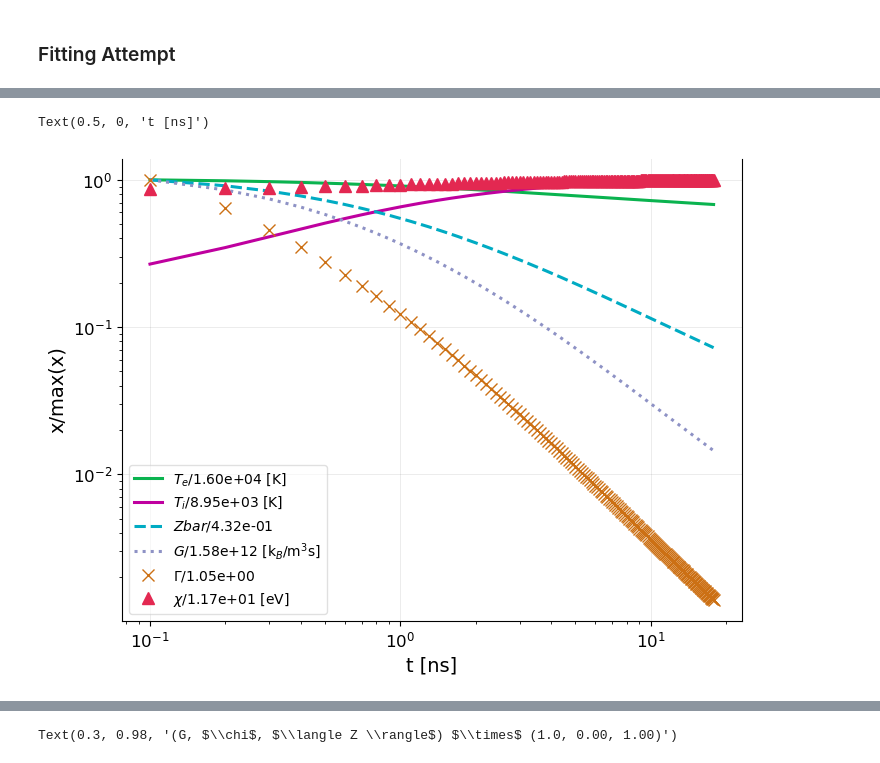
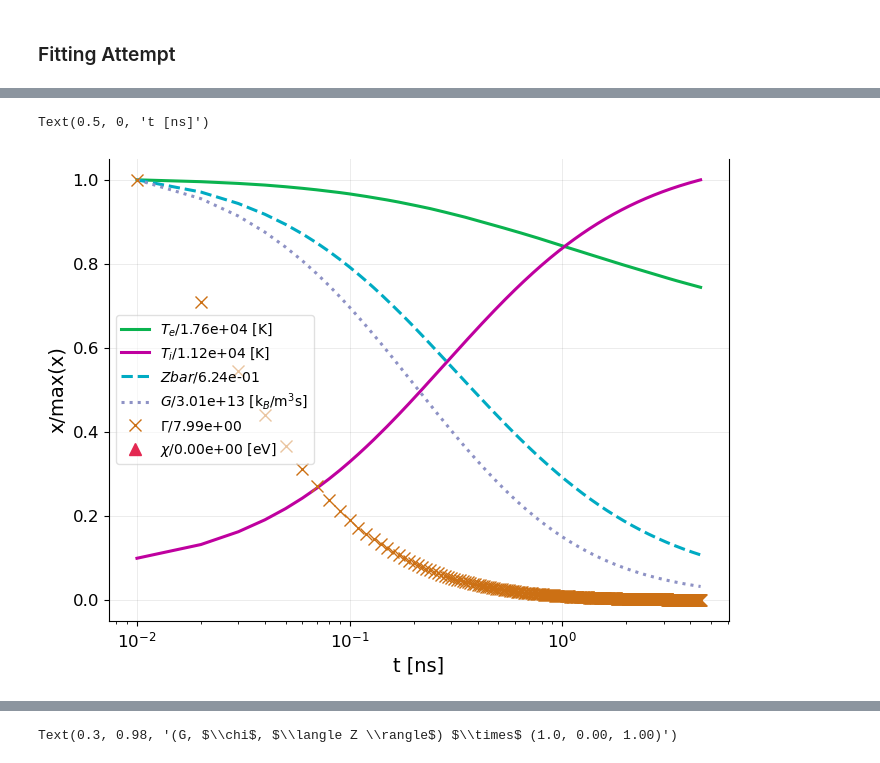
Before and after one commit to MurilloGroupMSU/Two-Temperature-Model, a Jupyter notebook: jupyter/Local_model_solver/Local_Model_ODE.ipynb, the cells around one changed output, grey strips where cells are left out. Cells and saved outputs as stored; diff of their text form; code cells hidden in the pictures.

```diff
--- a/jupyter/Local_model_solver/Local_Model_ODE.ipynb
+++ b/jupyter/Local_model_solver/Local_Model_ODE.ipynb
@@ -123,13 +143,14 @@ def make_ionization_function(Z, n_i, Zbar_rescale = 1, χ_rescale = 1):
     n_invm3_mesh = np.array(saved_data['n[1/cc]']).reshape(N_n, N_T)*1e6
     T_K_mesh     = np.array(saved_data['T[K]']).reshape(N_n, N_T)
     Zbar_mesh    = np.array(saved_data['Zbar']).reshape(N_n, N_T)
-    Δχ_J_mesh    = np.array(saved_data['χ0[eV]']).reshape(N_n, N_T)*eV_to_J
+    χ_J_mesh    = np.array(saved_data['χ_1[eV]']).reshape(N_n, N_T)*eV_to_J
+    Δχ_J_mesh    = χ0_J - χ_J_mesh
 
     zbar_interp = RegularGridInterpolator((n_invm3_mesh[:,0],T_K_mesh[0,:]), Zbar_mesh, bounds_error=False)
     Δχ_interp   = RegularGridInterpolator((n_invm3_mesh[:,0],T_K_mesh[0,:]), Δχ_J_mesh, bounds_error=False)
 
     @np.vectorize()
-    def Zbar_func(Te):
+    def Zbar_func(Te): # in kelvin
         # above_n_i = n_i > np.max(n_invm3_mesh[:,0])
         # below_n_i = n_i < np.min(n_invm3_mesh[:,0])
         above_Te  = Te > np.max(T_K_mesh[0,:])
@@ -158,5 +179,5 @@ def make_ionization_function(Z, n_i, Zbar_rescale = 1, χ_rescale = 1):
         return χ_rescale * (χ0_J - Δχ_interp((n_i,Te)))
 
     return Zbar_func, χ_func
-make_ionization_function(Z, n_i)[0](1e4)
+make_ionization_function(Z, n_i)[0](1e2)
 # %% [output]
@@ -185,8 +206,8 @@ def plot_temperatures(plasma, figax=None,title='', x_label=True, y_label=True):
         fig, ax = plt.subplots(figsize=(10,8), facecolor='white')
     else:
         fig, ax = figax
-    fig.suptitle(r"Local Simulation Xe at 5 bar: $G \times {}$".format(plasma.G_rescale), fontsize=20)
-    fig.suptitle(r"Local Simulation Xe at 5 bar".format(plasma.G_rescale), fontsize=20)
+    fig.suptitle(r"Local Simulation : $G \times {}$".format(plasma.G_rescale), fontsize=20)
+    fig.suptitle(r"Local Simulation ".format(plasma.G_rescale), fontsize=20)
 
     dense_t_list = np.linspace(0,18,num=100)
 
@@ -209,7 +230,7 @@ def plot_temperatures(plasma, figax=None,title='', x_label=True, y_label=True):
 
     # ax.set_xlim(0,12)
 
-    ax.set_ylim(0,17)
+    ax.set_ylim(0,19)
     ax.tick_params(labelsize=20)
     ax.tick_params(axis='y',color='r', labelcolor='r')
 
@@ -254,7 +275,7 @@ def func_to_min_to_model_data(rescale_array):
     sim_Te_at_data_points = interp1d( plasma.t_saved_list*1e9, plasma.Te_list/1e3 )(Element_data['t[ns]'])
     return np.linalg.norm(sim_Te_at_data_points - Element_data['T[kK]'])
 
-sol = minimize(func_to_min_to_model_data, (2, 0.1, 0.5), bounds=( (0,5),  (0,1),  (0,1.4) )   )
+sol = minimize(func_to_min_to_model_data, (1, 0.1, 3), bounds=( (1,1),  (0,1),  (0,20) )   )
 rescale_optimal_array = sol.x
 sol
 # %% [output]
@@ -286,33 +307,33 @@ Text(0.15, 0.95, 'Optimal (G, $\\chi$, $\\langle Z \\rangle$) $\\times$ (3.3, 0.
 # %%
 fig, ax = plt.subplots(figsize=(8,6))
 
 t_slice = slice(2,None)
 
 
 Γ_list =  plasma_optimized.Zbar_list**2/(plasma_optimized.Ti_list*K_to_AU * r_i)
 
-_, χ_tmp_func = make_ionization_function(Z, n_i, χ_rescale = 1, Zbar_rescale = 1)
+_, χ_tmp_func = make_ionization_function(Z, n_i, χ_rescale = rescale_optimal_array[1], Zbar_rescale = rescale_optimal_array[2])
 χ_list = χ_tmp_func(plasma_optimized.Te_list)*J_to_eV
 
 param_list = [plasma_optimized.Te_list[t_slice],  plasma_optimized.Ti_list[t_slice],  plasma_optimized.Zbar_list[t_slice], plasma_optimized.G_list[t_slice],
               Γ_list[t_slice], χ_list[t_slice] ]
 name_list = ['T_e', 'T_i', 'Zbar', 'G', '\Gamma','\chi']
 unit_list = ['[K]','[K]','','[k$_B$/m$^{3}$s]','','[eV]']
 linestyles= ['-','-','--',':','x', '^']
 
 for param, name, unit, line in zip( param_list, name_list, unit_list, linestyles):
     var_max = np.max(param)
     ax.plot(plasma_optimized.t_saved_list[t_slice]*1e9, param/var_max,line, label=r'${0}/${1:0.2e} {2}'.format(name, var_max, unit))
 
 
 ax.legend(fontsize=10)
-ax.set_yscale('log')
+# ax.set_yscale('log')
 ax.set_xscale('log')
 ax.set_ylabel("x/max(x)")
 ax.set_xlabel("t [ns]")
 # %% [output]
 Text(0.5, 0, 't [ns]')
-[figure, old version]
+[figure, new version]
 # %%
 
 rescalers = 1,0,1 # G, χ, Zbar
```
Also changed, not shown: parts of 9 cells of this notebook, 6 other files.
